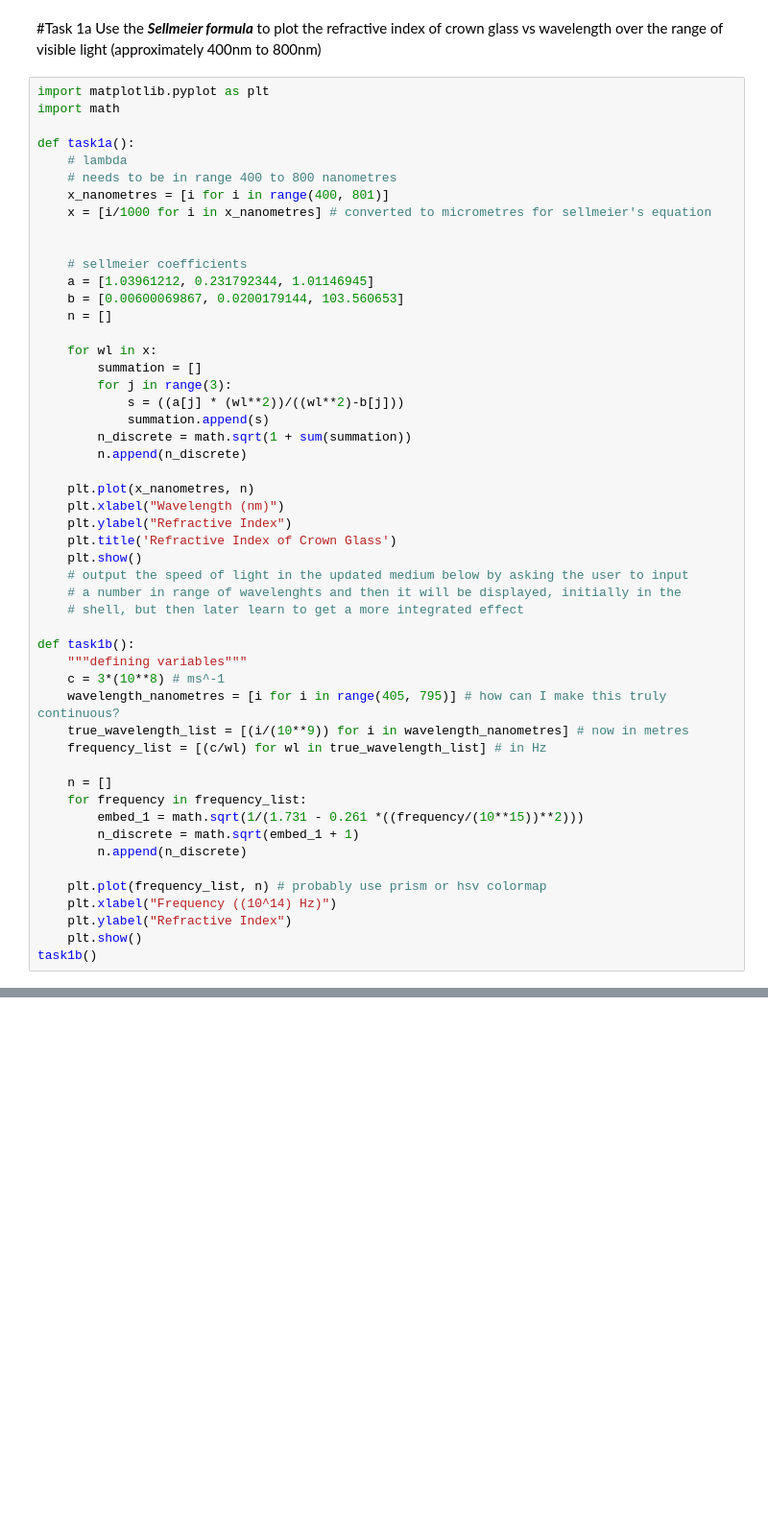
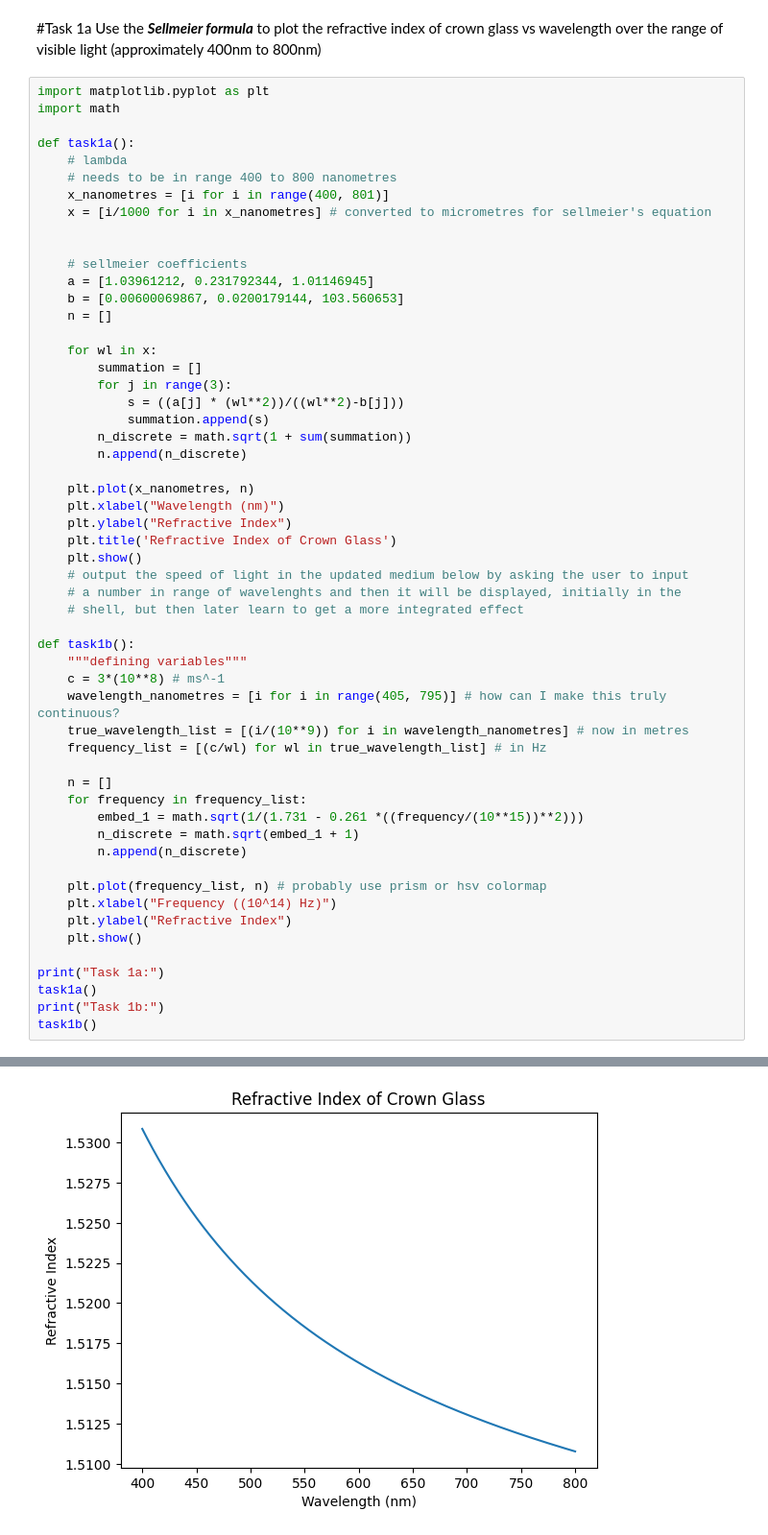
Before and after one commit to CorinnnaZ/CompChallenge, a Jupyter notebook: task1.ipynb, the cells around one changed output, grey strips where cells are left out. Shown at 96% size. Cells and saved outputs as stored; diff of their text form; blank space fills up the shorter version.

```diff
--- a/task1.ipynb
+++ b/task1.ipynb
@@ -51,4 +51,9 @@ def task1b():
     plt.xlabel("Frequency ((10^14) Hz)")
     plt.ylabel("Refractive Index")
     plt.show()
+
+print("Task 1a:")
+task1a()
+print("Task 1b:")
 task1b()
+# %% [output]
@@ -54,0 +61 @@ task1b()
+[figure, added]
```
Also changed, not shown: parts of 1 cell of this notebook, 7 other files.
